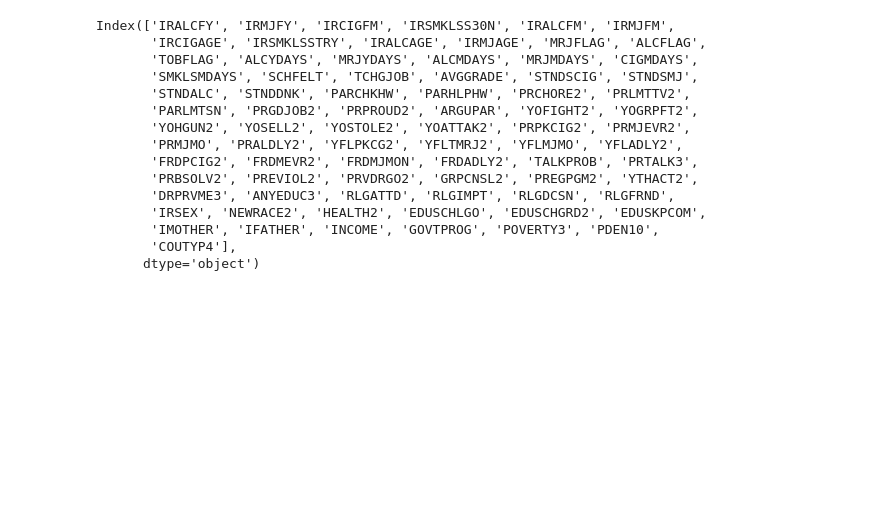
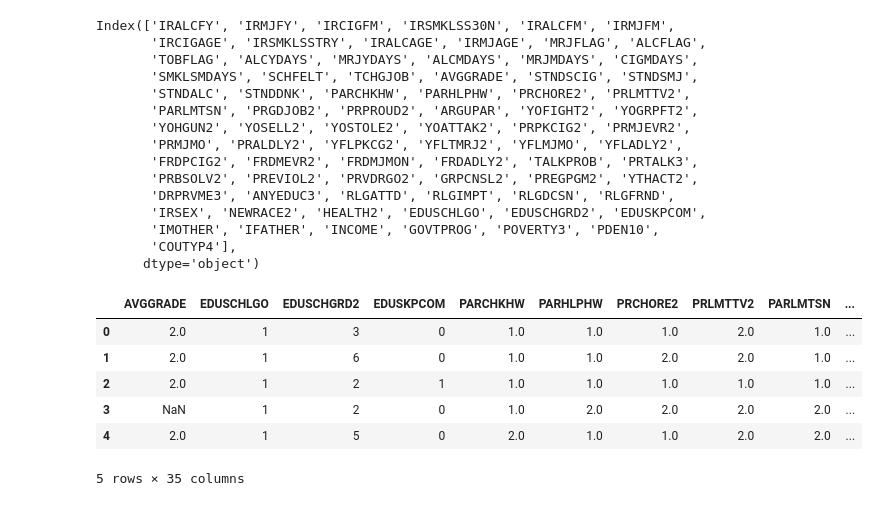
Before and after one commit to ChristufaY/data5322, a Jupyter notebook: hw1/hw1.ipynb, the cells around one changed output. Saved outputs shown, nothing was run; the diff lists cells and outputs as text; code cells hidden in the pictures; blank space fills up the shorter version.

```diff
--- a/hw1/hw1.ipynb
+++ b/hw1/hw1.ipynb
@@ -44,3 +43,25 @@ Index(['IRALCFY', 'IRMJFY', 'IRCIGFM', 'IRSMKLSS30N', 'IRALCFM', 'IRMJFM',
        'IMOTHER', 'IFATHER', 'INCOME', 'GOVTPROG', 'POVERTY3', 'PDEN10',
        'COUTYP4'],
       dtype='object')
+# %%
+# features of interest
+# I grouped them into categories which I think might have an influence
+edu = ['AVGGRADE', 'EDUSCHLGO', 'EDUSCHGRD2', 'EDUSKPCOM']
+family = ['PARCHKHW', 'PARHLPHW', 'PRCHORE2', 'PRLMTTV2', 'PARLMTSN', 'PRGDJOB2', 'PRPROUD2', 'ARGUPAR']
+peer = ['FRDMEVR2', 'FRDMJMON']
+mental_health = ['SCHFELT', 'TALKPROB', 'PRTALK3', 'PRBSOLV2', 'PREVIOL2', 'PRVDRGO2', 'GRPCNSL2', 'PREGPGM2']
+demographics = ['IRSEX', 'NEWRACE2', 'HEALTH2', 'IMOTHER', 'IFATHER', 'INCOME', 'GOVTPROG', 'POVERTY3', 'PDEN10', 'COUTYP4']
+
+# target variables
+target = ['MRJFLAG', 'MRJYDAYS', 'MRJMDAYS']
+# %%
+data = data[(edu + family + peer + mental_health + demographics + target)]
+data.head()
+# %% [output]
+|  | AVGGRADE | EDUSCHLGO | EDUSCHGRD2 | EDUSKPCOM | PARCHKHW | PARHLPHW | PRCHORE2 | PRLMTTV2 | PARLMTSN | ... |
+| 0 | 2.0 | 1 | 3 | 0 | 1.0 | 1.0 | 1.0 | 2.0 | 1.0 | ... |
+| 1 | 2.0 | 1 | 6 | 0 | 1.0 | 1.0 | 2.0 | 2.0 | 1.0 | ... |
+| 2 | 2.0 | 1 | 2 | 1 | 1.0 | 1.0 | 1.0 | 1.0 | 1.0 | ... |
+| 3 | NaN | 1 | 2 | 0 | 1.0 | 2.0 | 2.0 | 2.0 | 2.0 | ... |
+| 4 | 2.0 | 1 | 5 | 0 | 2.0 | 1.0 | 1.0 | 2.0 | 2.0 | ... |
+5 rows × 35 columns
```
Also changed, not shown: parts of 17 cells of this notebook.
